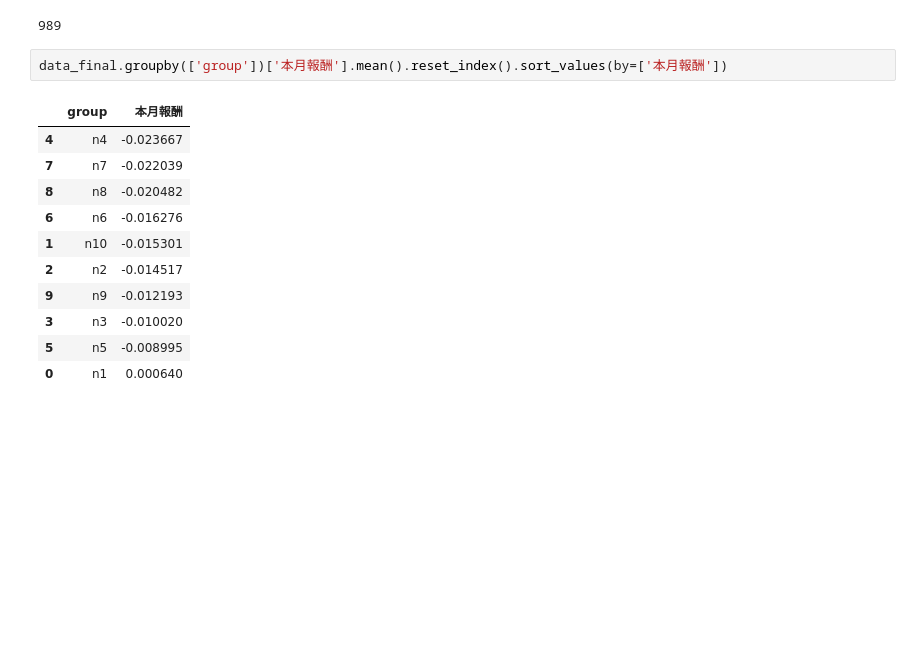
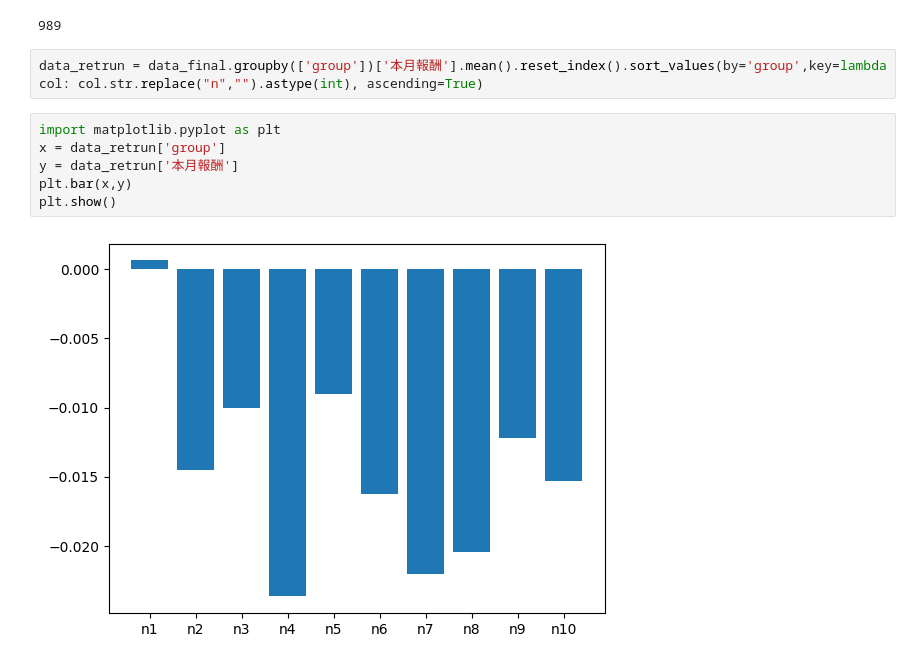
Before and after one commit to Pytseng0503/TEST, a Jupyter notebook: size.ipynb, the cells around one changed output. Drawn from its saved outputs; the diff is of its cells as text; blank space fills up the shorter version.

```diff
--- a/size.ipynb
+++ b/size.ipynb
@@ -145,16 +147,12 @@ data_final.groupby(['group'])['市值'].count().sum()
 # %% [output]
 989
 # %%
-data_final.groupby(['group'])['本月報酬'].mean().reset_index().sort_values(by=['本月報酬'])
+data_retrun = data_final.groupby(['group'])['本月報酬'].mean().reset_index().sort_values(by='group',key=lambda col: col.str.replace("n","").astype(int), ascending=True)
-# %% [output]
-|  | group | 本月報酬 |
-| 4 | n4 | -0.023667 |
-| 7 | n7 | -0.022039 |
-| 8 | n8 | -0.020482 |
-| 6 | n6 | -0.016276 |
-| 1 | n10 | -0.015301 |
-| 2 | n2 | -0.014517 |
-| 9 | n9 | -0.012193 |
-| 3 | n3 | -0.010020 |
-| 5 | n5 | -0.008995 |
-| 0 | n1 | 0.000640 |
+# %%
+import matplotlib.pyplot as plt
+x = data_retrun['group']
+y = data_retrun['本月報酬']
+plt.bar(x,y)
+plt.show()
+# %% [output]
+[figure, added]
```
Also changed, not shown: parts of 1 cell of this notebook.
